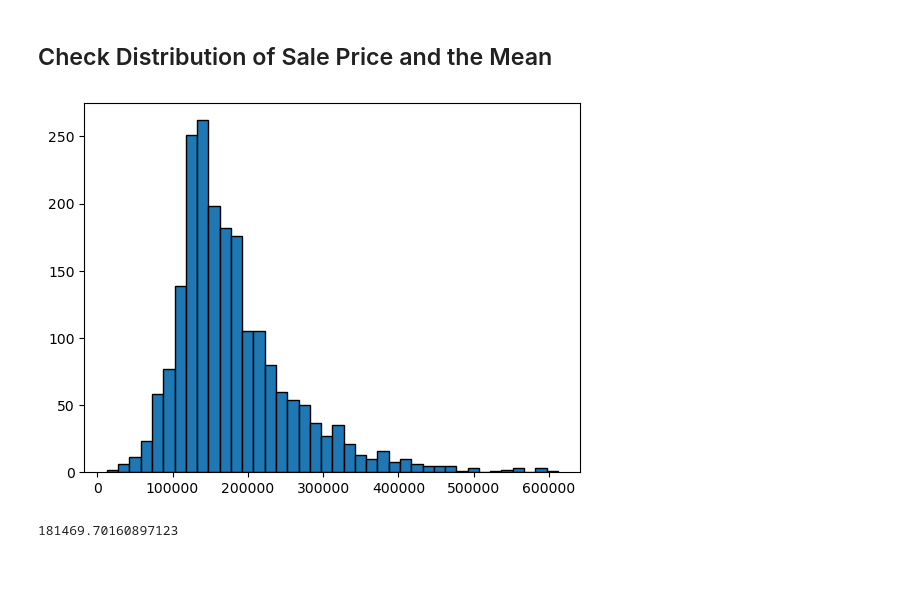
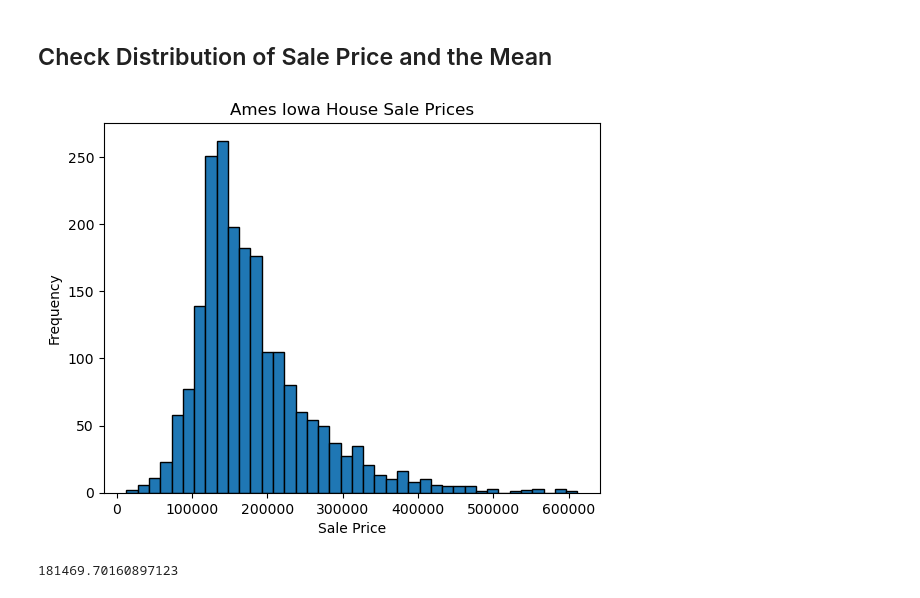
Before and after one commit to grahamjh99/Project-1-Ames-Housing, a Jupyter notebook: Project 2 Graham.ipynb, the cells around one changed output. Drawn from its saved outputs; the diff is of its cells as text; code cells hidden in the pictures; blank space fills up the shorter version.

Commit message:
Finished readme and presentation. Made Graphs

```diff
--- a/Project 2 Graham.ipynb
+++ b/Project 2 Graham.ipynb
@@ -266,9 +267,14 @@ sns.heatmap(df_numeric.corr()[['SalePrice']].sort_values(by='SalePrice',ascendin
 # %%
 plt.hist(df['SalePrice'],
         bins = 40,
-        edgecolor = 'black');
+        edgecolor = 'black')
+plt.title('Ames Iowa House Sale Prices')
+plt.xlabel('Sale Price')
+plt.ylabel('Frequency');
+
+plt.savefig('Ames Iowa House Sale Prices')
 # %% [output]
-[figure, old version]
+[figure, new version]
 # %%
 np.mean(df['SalePrice'])
 # %% [output]
```
Also changed, not shown: parts of 38 cells of this notebook, 16 other files.
